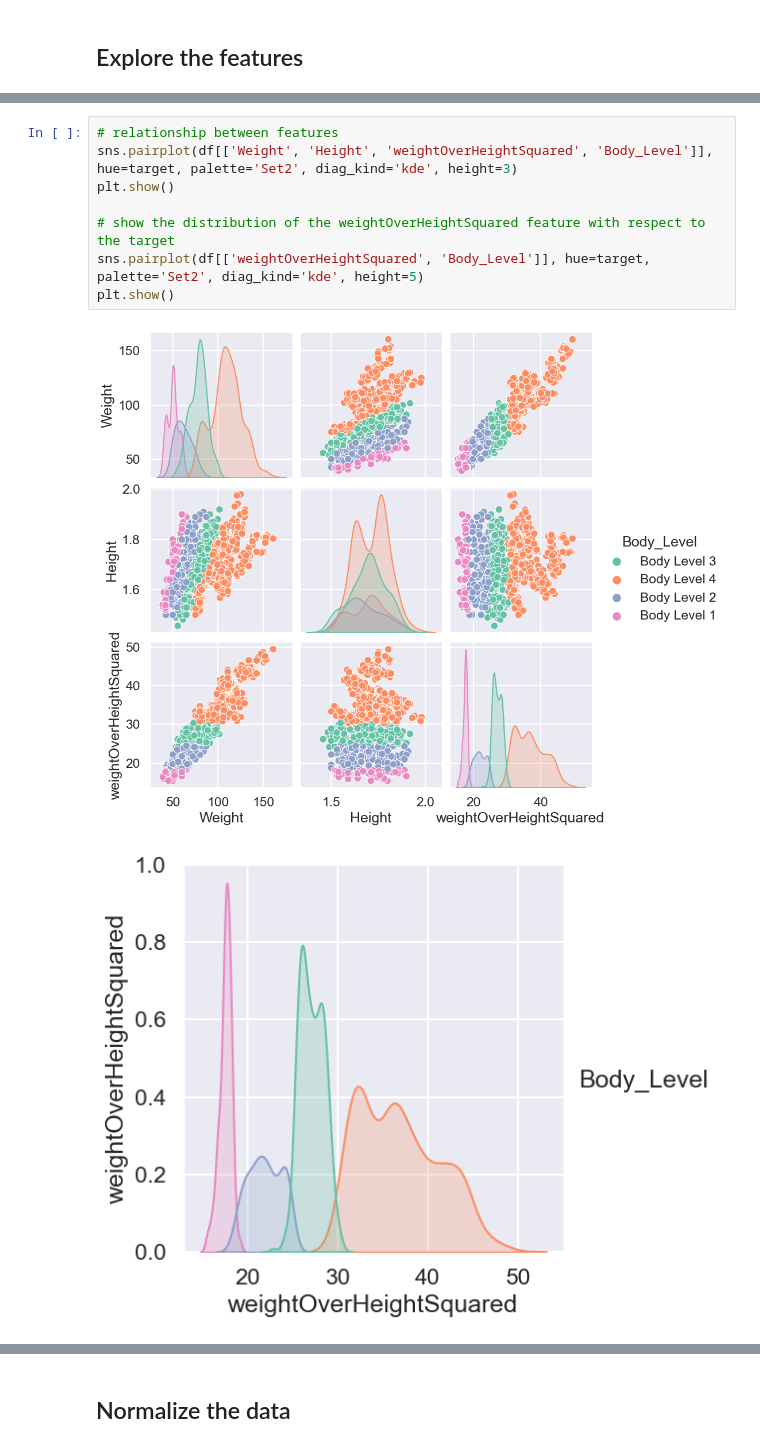
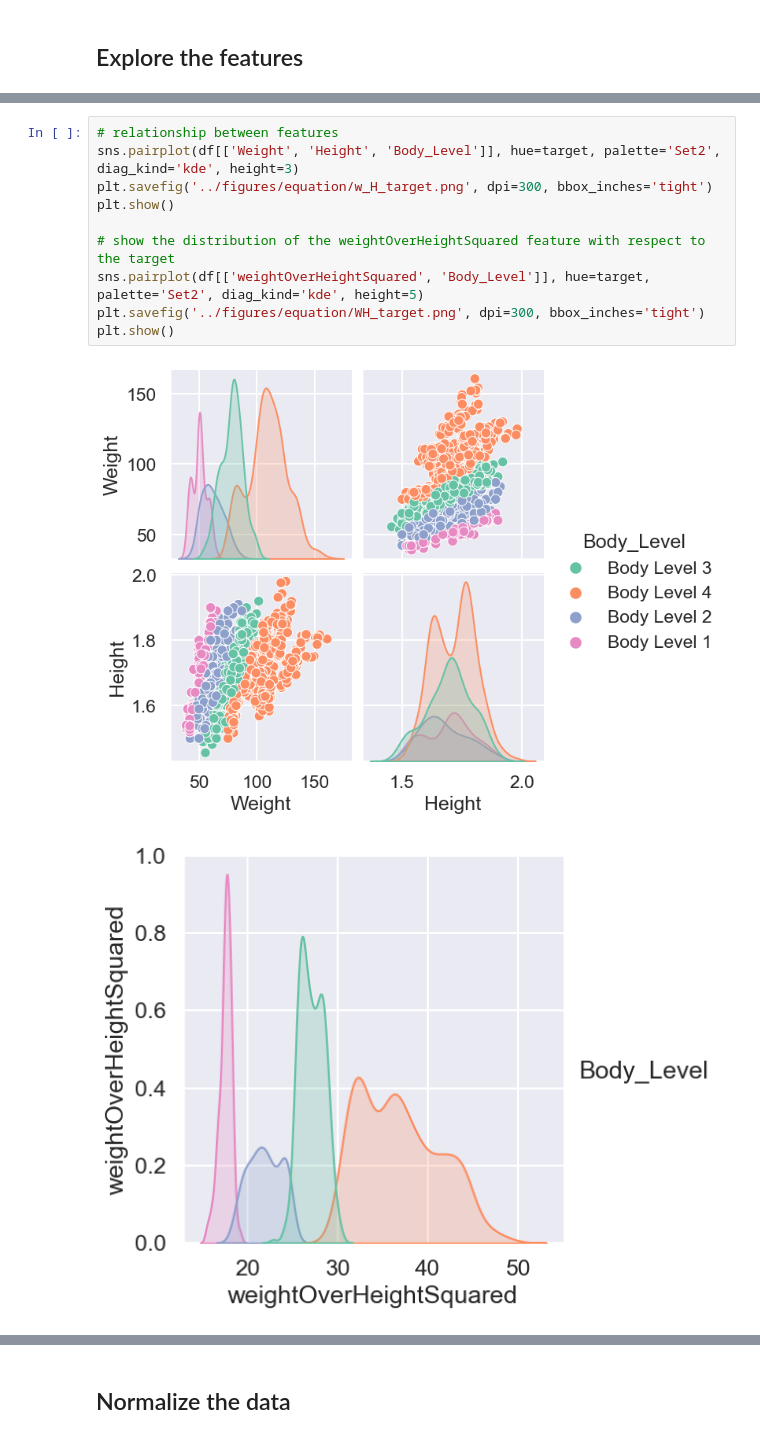
Before and after one commit to yahia3200/Body-Level-Classification, a Jupyter notebook: models/equation.ipynb, the cells around one changed output, grey strips where cells are left out. Drawn from its saved outputs; the diff is of its cells as text.

```diff
--- a/models/equation.ipynb
+++ b/models/equation.ipynb
@@ -31,14 +29,16 @@ plt.show()
 [figure]
 # %%
 # relationship between features
-sns.pairplot(df[['Weight', 'Height', 'weightOverHeightSquared', 'Body_Level']], hue=target, palette='Set2', diag_kind='kde', height=3)
+sns.pairplot(df[['Weight', 'Height', 'Body_Level']], hue=target, palette='Set2', diag_kind='kde', height=3)
+plt.savefig('../figures/equation/w_H_target.png', dpi=300, bbox_inches='tight')
 plt.show()
 
 # show the distribution of the weightOverHeightSquared feature with respect to the target
 sns.pairplot(df[['weightOverHeightSquared', 'Body_Level']], hue=target, palette='Set2', diag_kind='kde', height=5)
+plt.savefig('../figures/equation/WH_target.png', dpi=300, bbox_inches='tight')
 plt.show()
 # %% [output]
-[figure, old version]
+[figure, new version]
 [figure]
 # %%
 
```
Also changed, not shown: parts of 5 cells of this notebook, 16 other files.
